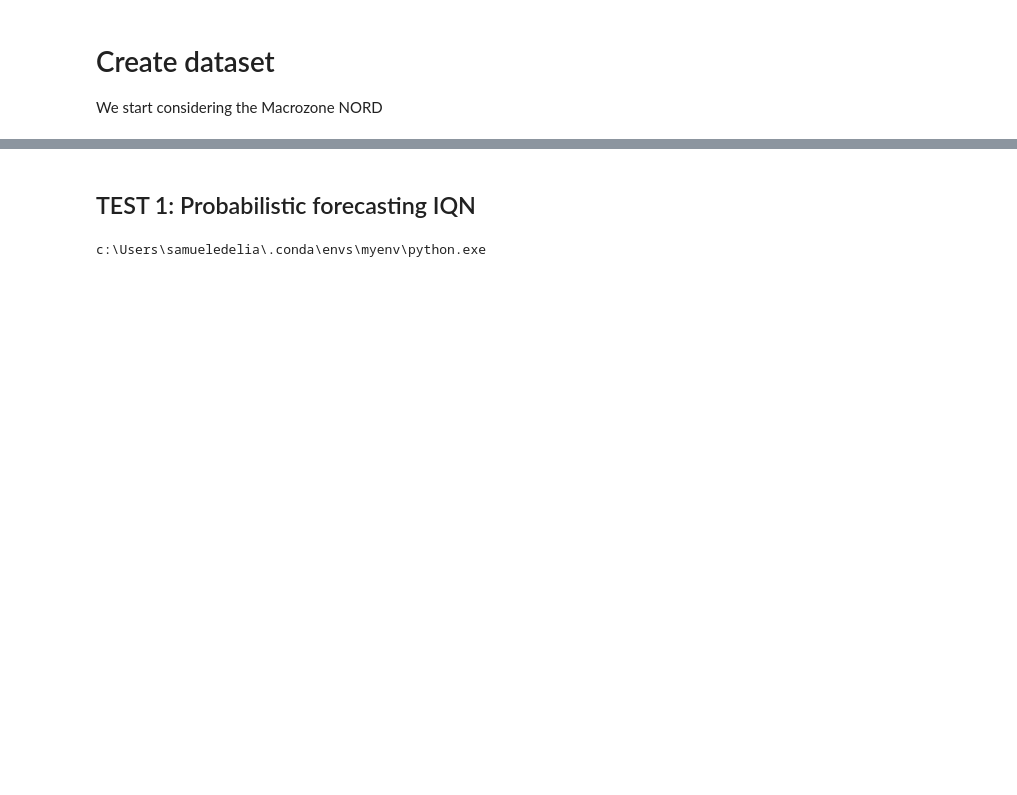
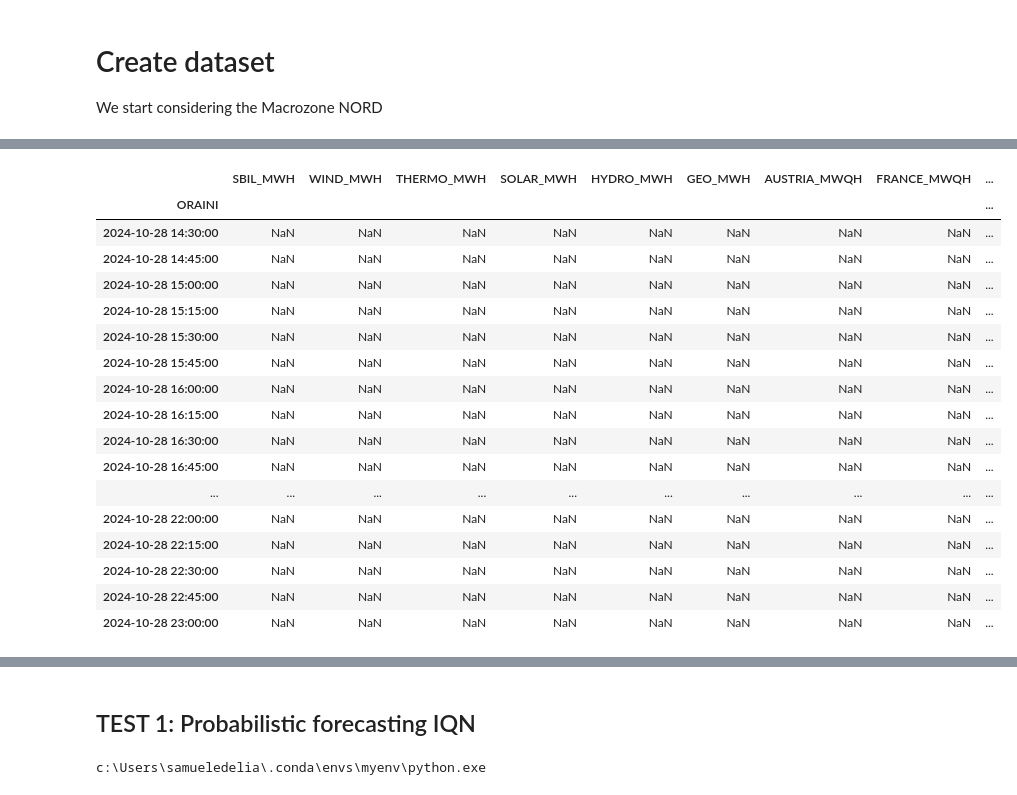
Before and after one commit to samueledelia/Italian-imbalance-forecasting, a Jupyter notebook: notebook/feature_selection.ipynb, the cells around one changed output, grey strips where cells are left out. Cells and saved outputs as stored; diff of their text form; code cells hidden in the pictures; blank space fills up the shorter version.

```diff
--- a/notebook/feature_selection.ipynb
+++ b/notebook/feature_selection.ipynb
@@ -264,3 +346,24 @@ df_nord
+# %%
+df_nord.tail(25)
+# %% [output]
+|  | SBIL_MWH | WIND_MWH | THERMO_MWH | SOLAR_MWH | HYDRO_MWH | GEO_MWH | AUSTRIA_MWQH | FRANCE_MWQH | ... |
+| ORAINI |  |  |  |  |  |  |  |  | ... |
+| 2024-10-28 14:30:00 | NaN | NaN | NaN | NaN | NaN | NaN | NaN | NaN | ... |
+| 2024-10-28 14:45:00 | NaN | NaN | NaN | NaN | NaN | NaN | NaN | NaN | ... |
+| 2024-10-28 15:00:00 | NaN | NaN | NaN | NaN | NaN | NaN | NaN | NaN | ... |
+| 2024-10-28 15:15:00 | NaN | NaN | NaN | NaN | NaN | NaN | NaN | NaN | ... |
+| 2024-10-28 15:30:00 | NaN | NaN | NaN | NaN | NaN | NaN | NaN | NaN | ... |
+| 2024-10-28 15:45:00 | NaN | NaN | NaN | NaN | NaN | NaN | NaN | NaN | ... |
+| 2024-10-28 16:00:00 | NaN | NaN | NaN | NaN | NaN | NaN | NaN | NaN | ... |
+| 2024-10-28 16:15:00 | NaN | NaN | NaN | NaN | NaN | NaN | NaN | NaN | ... |
+| 2024-10-28 16:30:00 | NaN | NaN | NaN | NaN | NaN | NaN | NaN | NaN | ... |
+| 2024-10-28 16:45:00 | NaN | NaN | NaN | NaN | NaN | NaN | NaN | NaN | ... |
+| ... | ... | ... | ... | ... | ... | ... | ... | ... | ... |
+| 2024-10-28 22:00:00 | NaN | NaN | NaN | NaN | NaN | NaN | NaN | NaN | ... |
+| 2024-10-28 22:15:00 | NaN | NaN | NaN | NaN | NaN | NaN | NaN | NaN | ... |
+| 2024-10-28 22:30:00 | NaN | NaN | NaN | NaN | NaN | NaN | NaN | NaN | ... |
+| 2024-10-28 22:45:00 | NaN | NaN | NaN | NaN | NaN | NaN | NaN | NaN | ... |
+| 2024-10-28 23:00:00 | NaN | NaN | NaN | NaN | NaN | NaN | NaN | NaN | ... |
 # %%
 from sklearn.model_selection import TimeSeriesSplit
 
```
Also changed, not shown: parts of 28 cells of this notebook, 2 other files.
